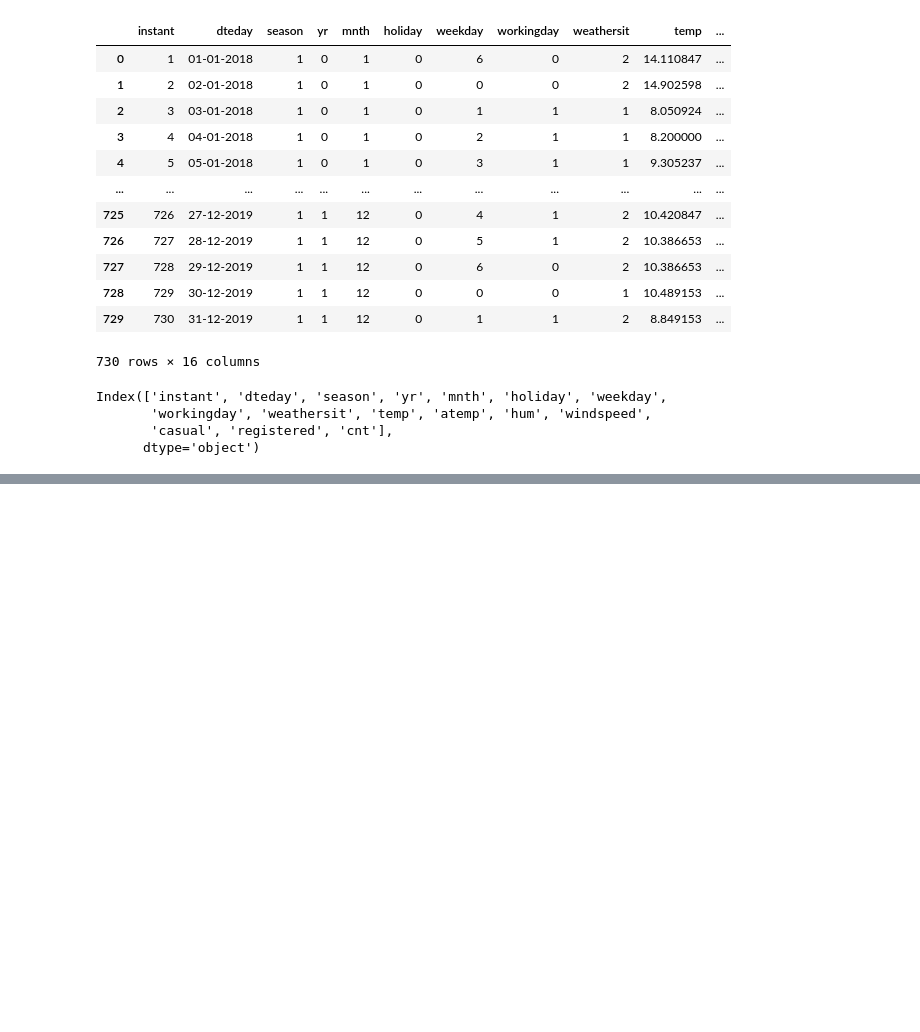
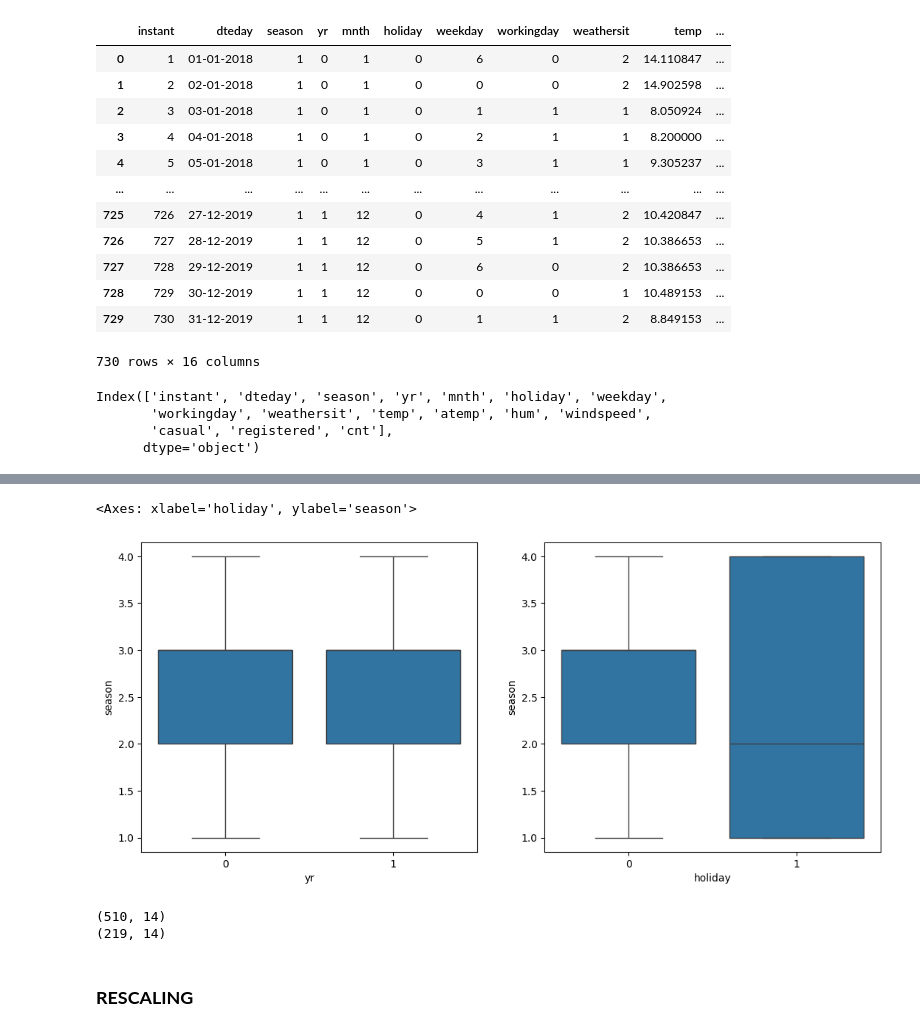
Before and after one commit to Rajbeer-singh2706/bike-sharing-case-study, a Jupyter notebook: bike_sharing.ipynb, the cells around one changed output, grey strips where cells are left out. Saved outputs shown, nothing was run; the diff lists cells and outputs as text; code cells hidden in the pictures; blank space fills up the shorter version.

```diff
--- a/bike_sharing.ipynb
+++ b/bike_sharing.ipynb
@@ -36,4 +36,4 @@ Index(['instant', 'dteday', 'season', 'yr', 'mnth', 'holiday', 'weekday',
 ### drop the variable
 
 # instant is index variable which is not required for prediction
-bikedf = bikedf.drop(['instant'], axis = 1)
+bikedf = bikedf.drop(['instant','dteday'], axis = 1)
@@ -75,0 +103,10 @@ plt.show()
+# %%
+# Visualizing the categoriacal variable
+plt.figure(figsize=(20,12))
+plt.subplot(2,3,1,)
+sns.boxplot(x='yr', y = 'season', data = bikedf)
+plt.subplot(2,3,2)
+sns.boxplot(x='holiday', y = 'season', data = bikedf)
+# %% [output]
+<Axes: xlabel='holiday', ylabel='season'>
+[figure, added]
@@ -75,0 +121,8 @@ plt.show()
+# %%
+print(df_train.shape)
+print(df_test.shape)
+# %% [output]
+(510, 14)
+(219, 14)
+# %% [markdown]
+### **RESCALING**
```
Also changed, not shown: parts of 27 cells of this notebook.
